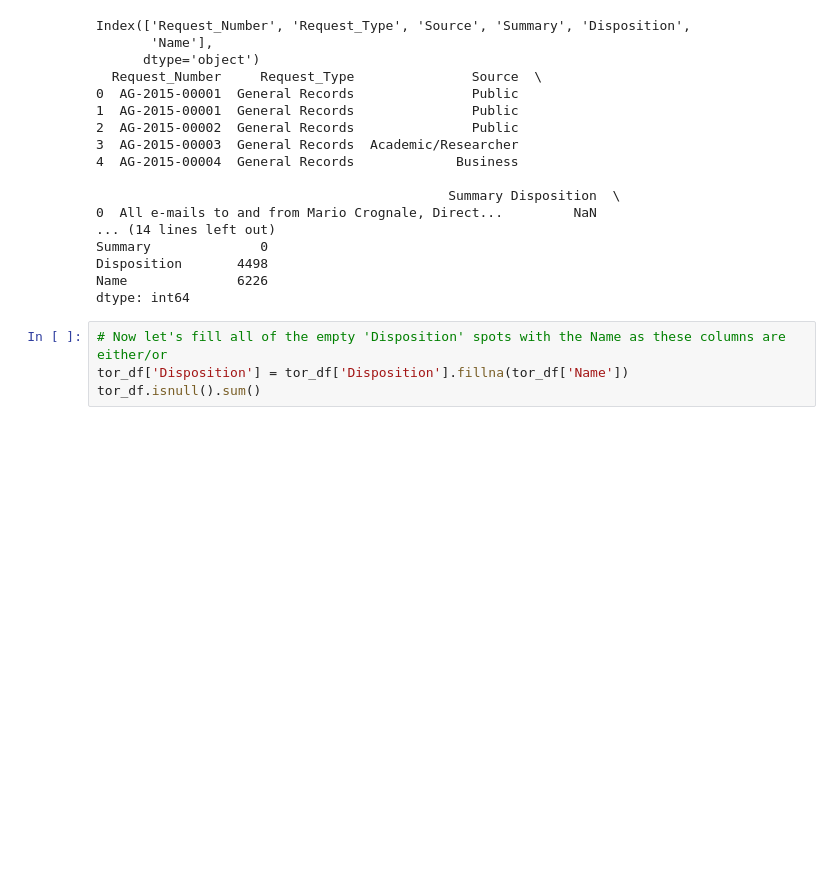
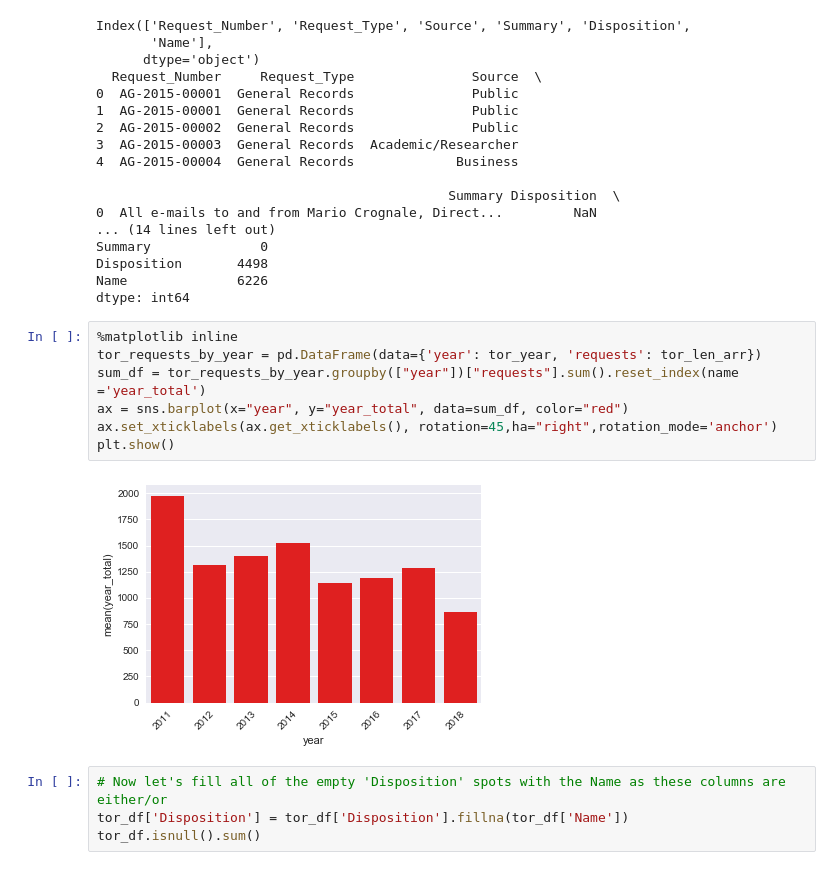
Before and after one commit to scjones5/foi-kw, a Jupyter notebook: FOI_Toronto.ipynb, the cells around one changed output. Drawn from its saved outputs; the diff is of its cells as text; blank space fills up the shorter version.

```diff
--- a/FOI_Toronto.ipynb
+++ b/FOI_Toronto.ipynb
@@ -83,6 +132,15 @@ Summary              0
 Disposition       4498
 Name              6226
 dtype: int64
+# %%
+%matplotlib inline
+tor_requests_by_year = pd.DataFrame(data={'year': tor_year, 'requests': tor_len_arr})
+sum_df = tor_requests_by_year.groupby(["year"])["requests"].sum().reset_index(name ='year_total')
+ax = sns.barplot(x="year", y="year_total", data=sum_df, color="red")
+ax.set_xticklabels(ax.get_xticklabels(), rotation=45,ha="right",rotation_mode='anchor')
+plt.show()
+# %% [output]
+[figure, added]
 # %%
 # Now let's fill all of the empty 'Disposition' spots with the Name as these columns are either/or
 tor_df['Disposition'] = tor_df['Disposition'].fillna(tor_df['Name'])
```
Also changed, not shown: parts of 29 cells of this notebook.
